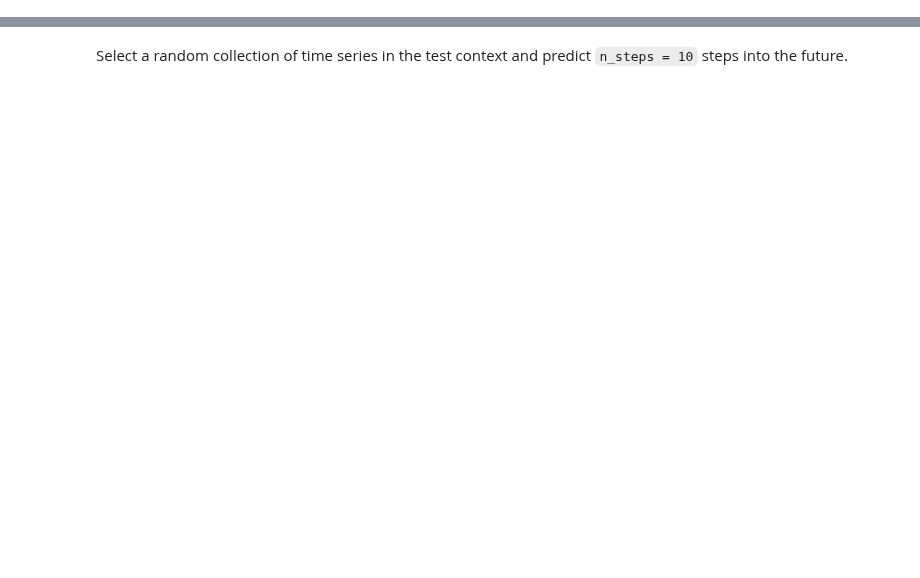
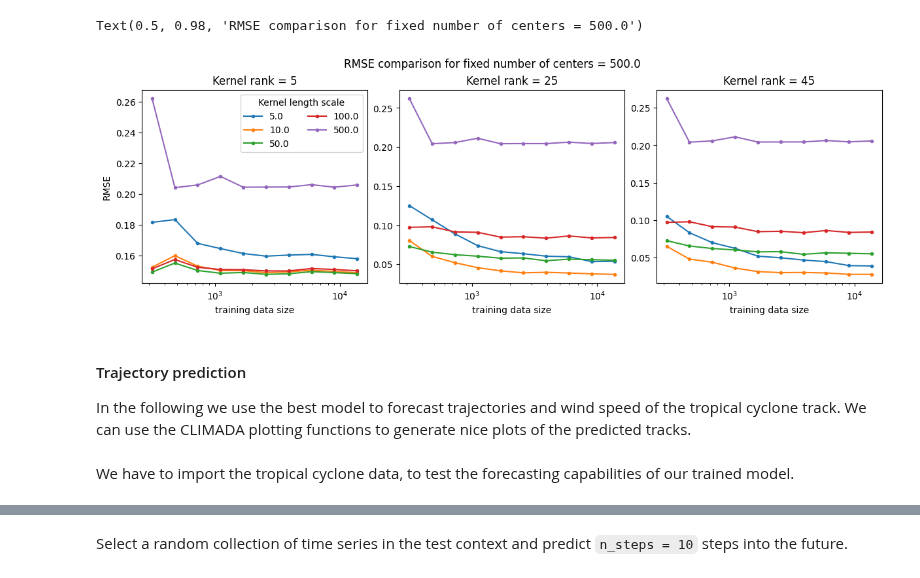
Before and after one commit to ejbrun/koopman_learning_tropical_cyclone, a Jupyter notebook: examples/koopman_kernel_for_TC_plot_prediction.ipynb, the cells around one changed output, grey strips where cells are left out. Cells and saved outputs as stored; diff of their text form; code cells hidden in the pictures; blank space fills up the shorter version.

```diff
--- a/examples/koopman_kernel_for_TC_plot_prediction.ipynb
+++ b/examples/koopman_kernel_for_TC_plot_prediction.ipynb
@@ -117,0 +256,39 @@ model, fit_time = timer(model.fit)(contexts['train'])
+# %%
+fig, ax = plt.subplots(1,3, layout="constrained")
+fig.set_size_inches(12,4)
+
+
+kk_ls_idx = 2
+kk_nc_idx = 5
+
+kk_krank_idx = 0
+for kk_ls_idx in range(2, len(koopman_kernel_length_scale)):
+    ax[0].plot(train_stops, rmse_arr[:, kk_ls_idx, kk_krank_idx, kk_nc_idx], label=f"{koopman_kernel_length_scale[kk_ls_idx]}", marker=".")
+ax[0].set_xscale("log")
+ax[0].legend(title="Kernel length scale", ncols=2)
+ax[0].set_title(f"Kernel rank = {koopman_kernel_rank[kk_krank_idx]}")
+ax[0].set_xlabel("training data size")
+ax[0].set_ylabel("RMSE")
+
+kk_krank_idx = 1
+for kk_ls_idx in range(2, len(koopman_kernel_length_scale)):
+    ax[1].plot(train_stops, rmse_arr[:, kk_ls_idx, kk_krank_idx, kk_nc_idx], label=f"{koopman_kernel_length_scale[kk_ls_idx]}", marker=".")
+ax[1].set_xscale("log")
+ax[1].set_title(f"Kernel rank = {koopman_kernel_rank[kk_krank_idx]}")
+ax[1].set_xlabel("training data size")
+
+kk_krank_idx = 2
+for kk_ls_idx in range(2, len(koopman_kernel_length_scale)):
+    ax[2].plot(train_stops, rmse_arr[:, kk_ls_idx, kk_krank_idx, kk_nc_idx], label=f"{koopman_kernel_length_scale[kk_ls_idx]}", marker=".")
+ax[2].set_xscale("log")
+ax[2].set_title(f"Kernel rank = {koopman_kernel_rank[kk_krank_idx]}")
+ax[2].set_xlabel("training data size")
+
+fig.suptitle(f"RMSE comparison for fixed number of centers = {koopman_kernel_length_scale[kk_ls_idx]}")
+# %% [output]
+Text(0.5, 0.98, 'RMSE comparison for fixed number of centers = 500.0')
+[figure, added]
+# %% [markdown]
+#### Trajectory prediction
+
+In the following we use the best model to forecast trajectories and wind speed of the tropical cyclone track. We can use the CLIMADA plotting functions to generate nice plots of the predicted tracks.
@@ -117,0 +319,2 @@ model, fit_time = timer(model.fit)(contexts['train'])
+# %% [markdown]
+We have to import the tropical cyclone data, to test the forecasting capabilities of our trained model.
```
Also changed, not shown: parts of 67 cells of this notebook, 4 other files.
